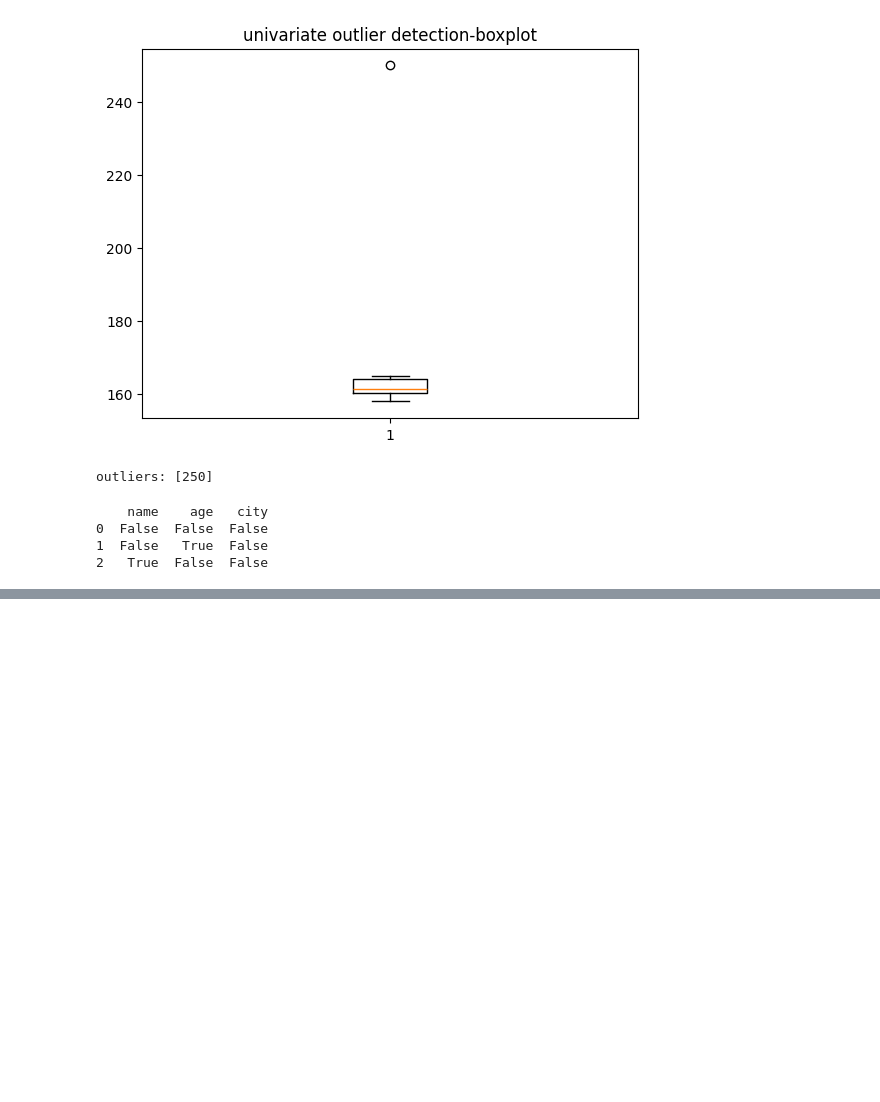
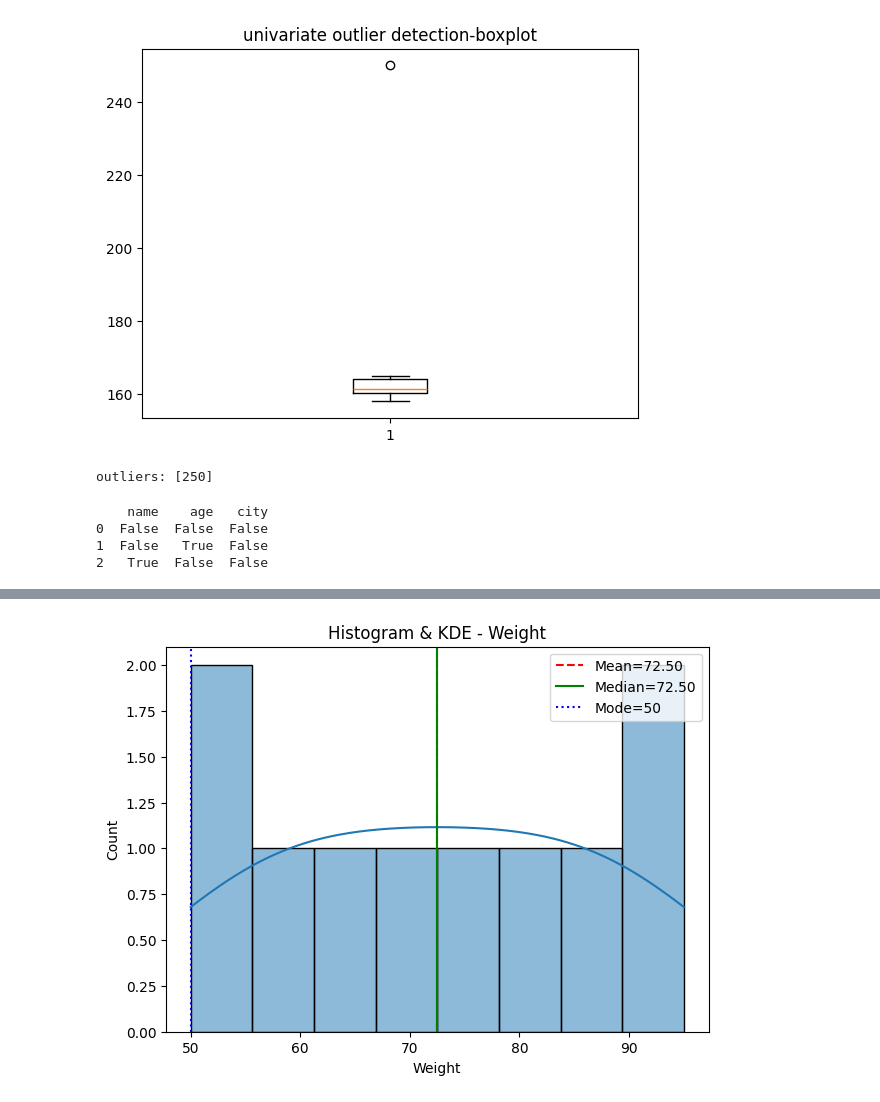
Before and after one commit to bvvspoly/gitdemo516, a Jupyter notebook: 23CS516.ipynb, the cells around one changed output, grey strips where cells are left out. Drawn from its saved outputs; the diff is of its cells as text; code cells hidden in the pictures; blank space fills up the shorter version.

```diff
--- a/23CS516.ipynb
+++ b/23CS516.ipynb
@@ -2113,0 +2196,82 @@ plt.show()
+# %%
+import pandas as pd
+import numpy as np
+import matplotlib.pyplot as plt
+import seaborn as sns
+
+# -------------------------
+# 1) Sample Dataset
+# -------------------------
+data = {
+    "Weight": [50, 55, 60, 65, 70, 75, 80, 85, 90, 95],
+    "StudyHours": [2, 3, 4, 5, 6, 7, 8, 6, 5, 9]
+}
+df = pd.DataFrame(data)
+print(df)
+
+# -------------------------
+# 2) Central Tendency
+# -------------------------
+print("\n=== Central Tendency ===")
+for col in df.columns:
+    print(f"\nParameter: {col}")
+    print(f"Mean: {df[col].mean():.2f}")
+    print(f"Median: {df[col].median():.2f}")
+    print(f"Mode: {df[col].mode().values[0]}")
+
+# -------------------------
+# 3) Dispersion
+# -------------------------
+print("\n=== Dispersion ===")
+for col in df.columns:
+    print(f"\nParameter: {col}")
+    print(f"Variance: {df[col].var():.2f}")
+    print(f"Standard Deviation: {df[col].std():.2f}")
+    print(f"Range: {df[col].max() - df[col].min()}")
+    print(f"IQR (Q3 - Q1): {df[col].quantile(0.75) - df[col].quantile(0.25)}")
+    print(f"Skewness: {df[col].skew():.2f}")
+    print(f"Kurtosis: {df[col].kurtosis():.2f}")
+
+# -------------------------
+# 4) Histogram with Mean/Median/Mode
+# -------------------------
+col = "Weight"   # You can also use "StudyHours"
+plt.figure(figsize=(7,5))
+sns.histplot(df[col], kde=True, bins=8)
+plt.axvline(df[col].mean(), color='r', linestyle='--', label=f"Mean={df[col].mean():.2f}")
+plt.axvline(df[col].median(), color='g', linestyle='-', label=f"Median={df[col].median():.2f}")
+plt.axvline(df[col].mode().values[0], color='b', linestyle=':', label=f"Mode={df[col].mode().values[0]}")
+plt.title(f"Histogram & KDE - {col}")
+plt.legend()
+plt.show()
+
+# -------------------------
+# 5) Boxplot
+# -------------------------
+plt.figure(figsize=(5,5))
+sns.boxplot(y=df[col])
+plt.title(f"Boxplot - {col}")
+plt.show()
+
+# -------------------------
+# 6) Violin Plot
+# -------------------------
+plt.figure(figsize=(5,5))
+sns.violinplot(y=df[col])
+plt.title(f"Violin Plot - {col}")
+plt.show()
+
+# -------------------------
+# 7) Central Tendency (Bar Plot)
+# -------------------------
+stats_values = {
+    "Mean": df[col].mean(),
+    "Median": df[col].median(),
+    "Mode": df[col].mode().values[0]
+}
+plt.figure(figsize=(6,5))
+sns.barplot(x=list(stats_values.keys()), y=list(stats_values.values()))
+plt.title(f"Central Tendency - {col}")
+plt.ylabel("Value")
+plt.show()
+# %% [output]
@@ -2113,0 +2295 @@ plt.show()
+[figure, added]
```
Also changed, not shown: parts of 40 cells of this notebook.
